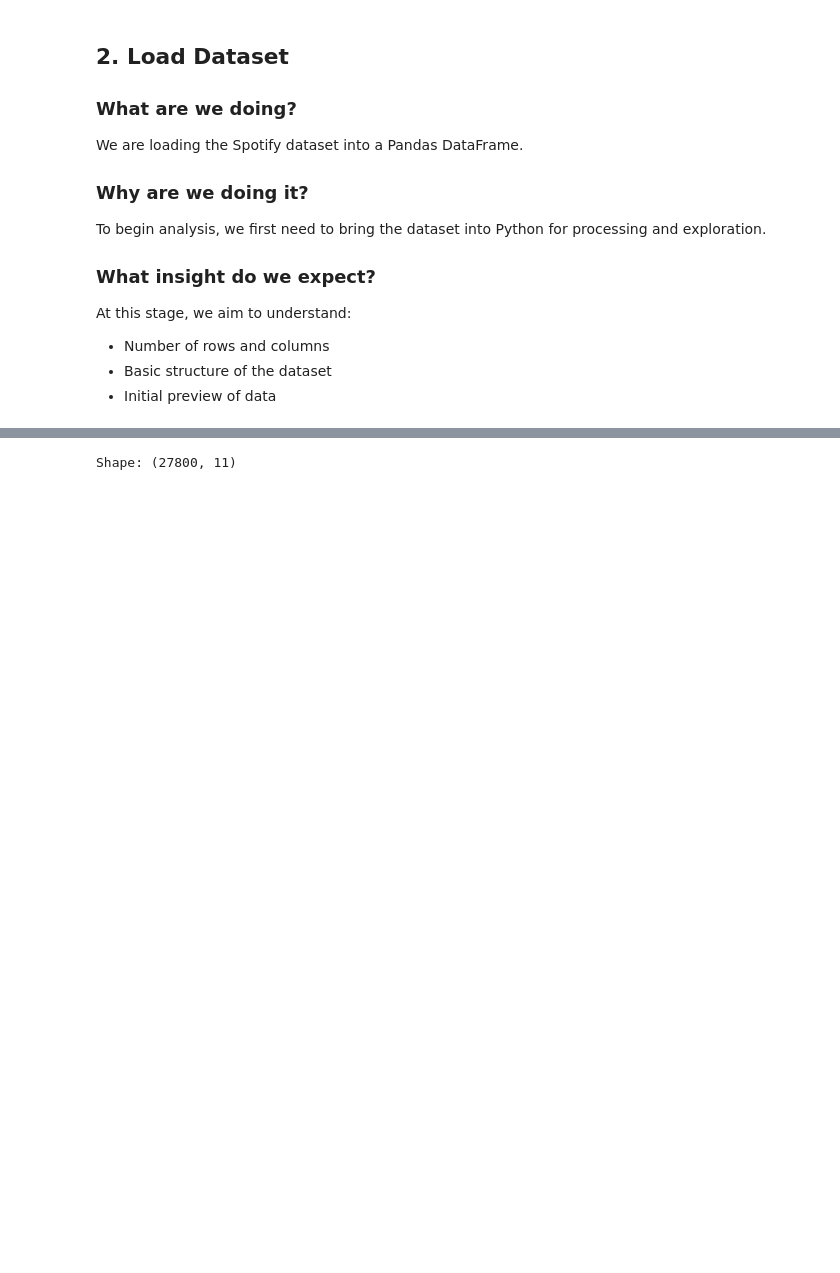
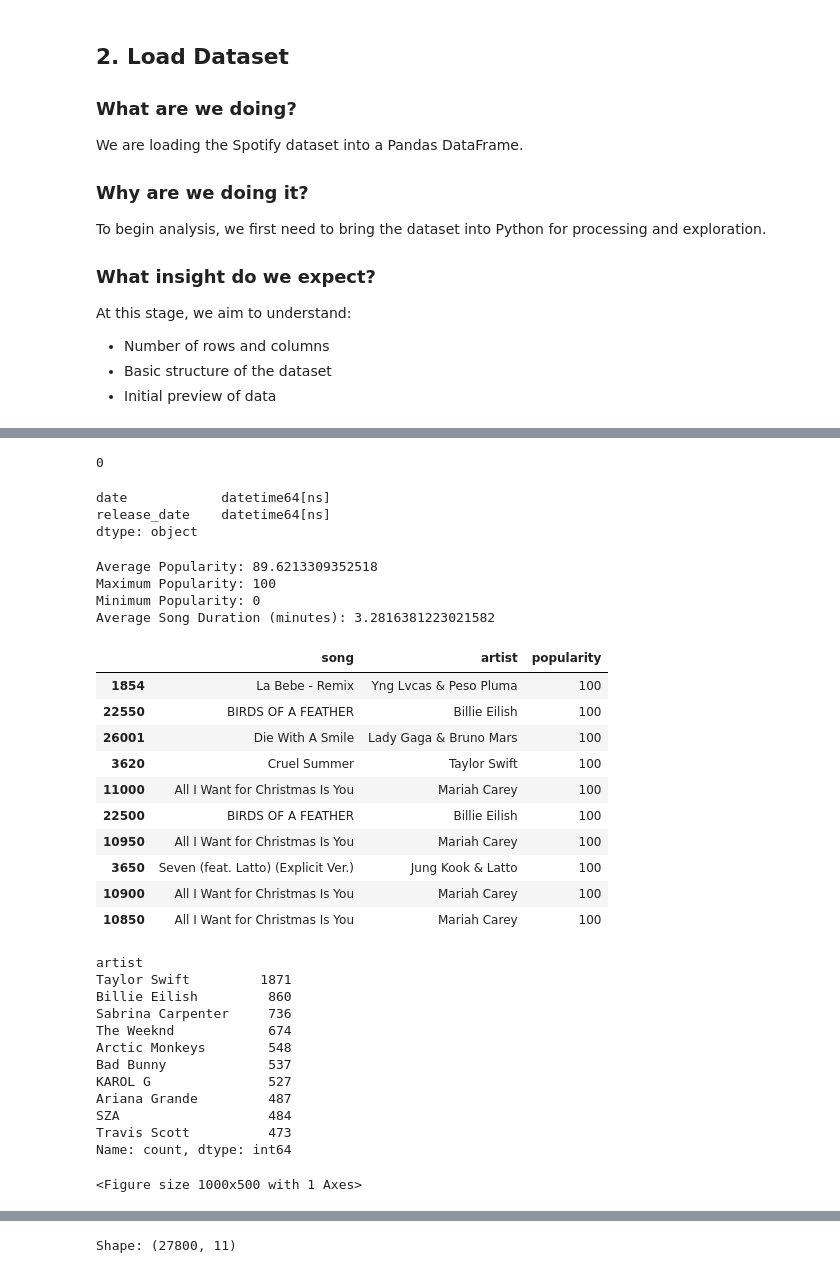
Before and after one commit to ganeshjadhav845904/spotify-music-analytics, a Jupyter notebook: notebooks/Spotify Music Analytics EDA.ipynb, the cells around one changed output, grey strips where cells are left out. Drawn from its saved outputs; the diff is of its cells as text; code cells hidden in the pictures; blank space fills up the shorter version.

```diff
--- a/notebooks/Spotify Music Analytics EDA.ipynb
+++ b/notebooks/Spotify Music Analytics EDA.ipynb
@@ -52,0 +115,71 @@ df.head()
+# %%
+print(df.duplicated().sum())
+# %% [output]
+0
+# %%
+df['date'] = pd.to_datetime(df['date'])
+df['release_date'] = pd.to_datetime(df['release_date'], errors='coerce')
+
+print(df[['date', 'release_date']].dtypes)
+# %% [output]
+date            datetime64[ns]
+release_date    datetime64[ns]
+dtype: object
+# %%
+print("Average Popularity:", df['popularity'].mean())
+
+print("Maximum Popularity:", df['popularity'].max())
+
+print("Minimum Popularity:", df['popularity'].min())
+
+print("Average Song Duration (minutes):",
+      df['duration_ms'].mean() / 60000)
+# %% [output]
+Average Popularity: 89.6213309352518
+Maximum Popularity: 100
+Minimum Popularity: 0
+Average Song Duration (minutes): 3.2816381223021582
+# %%
+# Top 10 popular songs
+top_songs = df.sort_values(
+    by='popularity', ascending=False
+).head(10)
+
+display(top_songs[['song', 'artist', 'popularity']])
+
+# Top 10 artists
+top_artists = df['artist'].value_counts().head(10)
+display(top_artists)
+
+# Song popularity distribution
+plt.figure(figsize=(10, 5))
+sns.histplot(df['popularity'], bins=20, kde=True)
+plt.title('Spotify Song Popularity Distribution')
+plt.xlabel('Popularity')
+plt.ylabel('Number of Songs')
+plt.show()
+# %% [output]
+|  | song | artist | popularity |
+| 1854 | La Bebe - Remix | Yng Lvcas & Peso Pluma | 100 |
+| 22550 | BIRDS OF A FEATHER | Billie Eilish | 100 |
+| 26001 | Die With A Smile | Lady Gaga & Bruno Mars | 100 |
+| 3620 | Cruel Summer | Taylor Swift | 100 |
+| 11000 | All I Want for Christmas Is You | Mariah Carey | 100 |
+| 22500 | BIRDS OF A FEATHER | Billie Eilish | 100 |
+| 10950 | All I Want for Christmas Is You | Mariah Carey | 100 |
+| 3650 | Seven (feat. Latto) (Explicit Ver.) | Jung Kook & Latto | 100 |
+| 10900 | All I Want for Christmas Is You | Mariah Carey | 100 |
+| 10850 | All I Want for Christmas Is You | Mariah Carey | 100 |
+artist
+Taylor Swift         1871
+Billie Eilish         860
+Sabrina Carpenter     736
+The Weeknd            674
+Arctic Monkeys        548
+Bad Bunny             537
+KAROL G               527
+Ariana Grande         487
+SZA                   484
+Travis Scott          473
+Name: count, dtype: int64
+<Figure size 1000x500 with 1 Axes>
```
Also changed, not shown: parts of 15 cells of this notebook, 3 other files.
